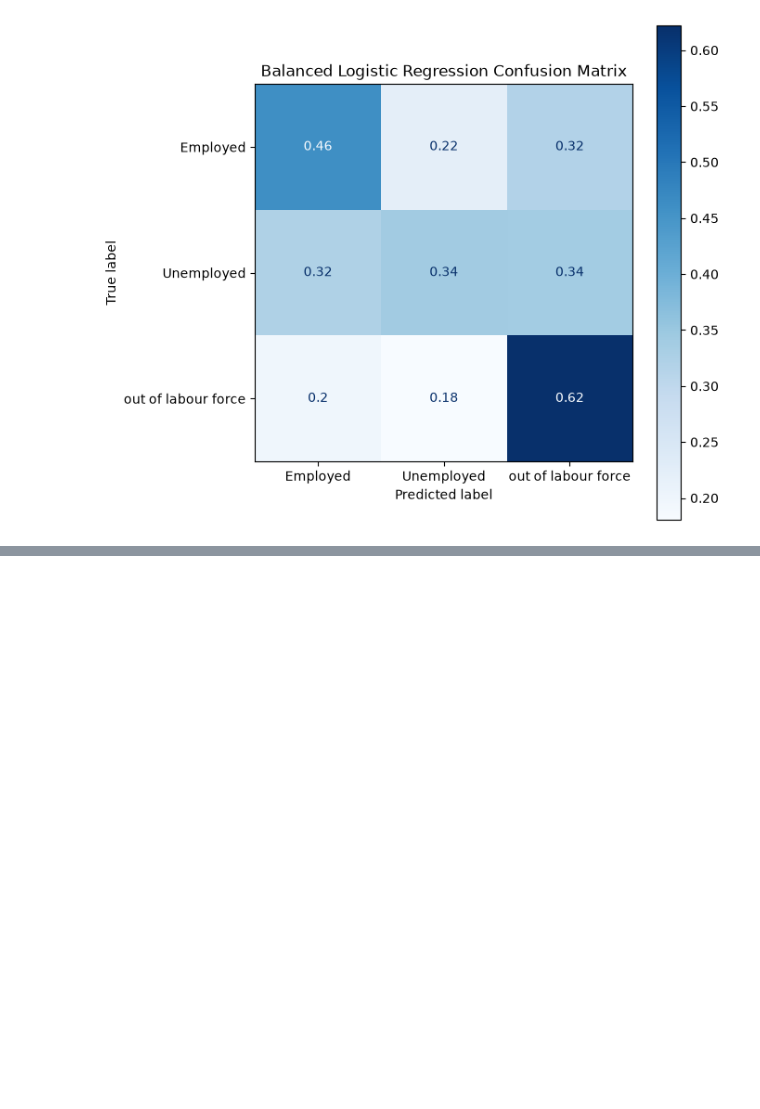
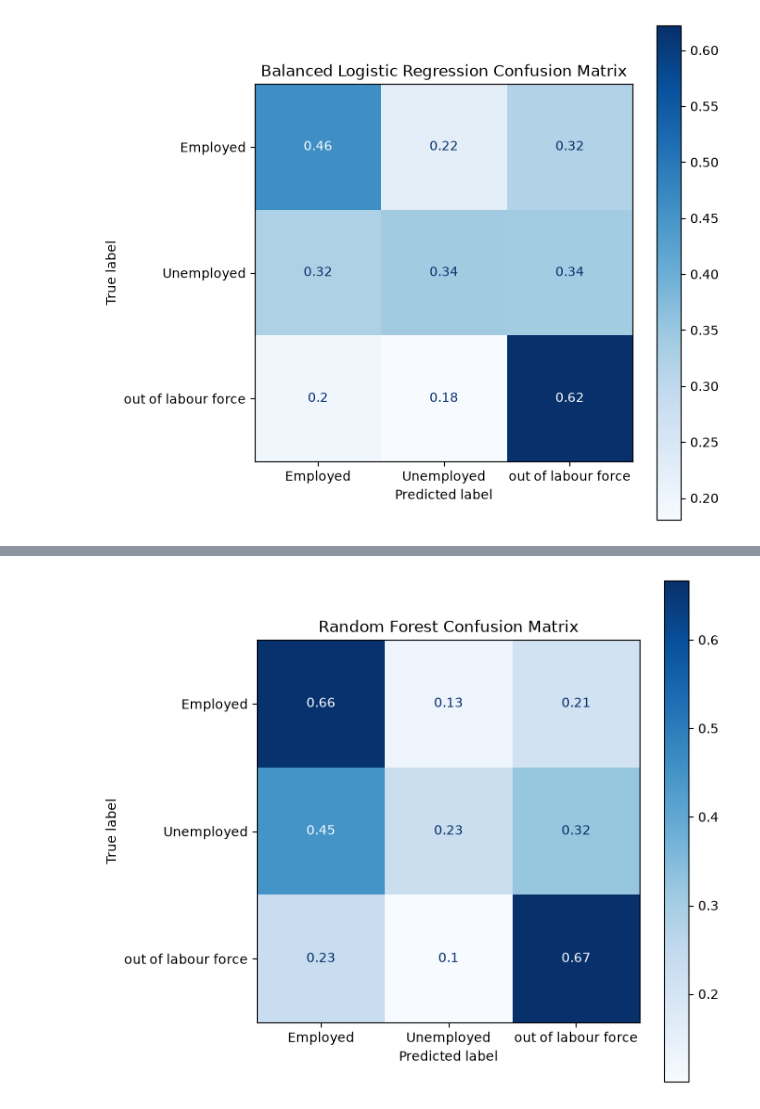
Before and after one commit to sahraomar1/ML_Summative_Assignment, a Jupyter notebook: notebooks/02_pipeline_and_modeling.ipynb, the cells around one changed output, grey strips where cells are left out. Saved outputs shown, nothing was run; the diff lists cells and outputs as text; code cells hidden in the pictures; blank space fills up the shorter version.

Commit message:
Train random forest model and add confusion matrix

```diff
--- a/notebooks/02_pipeline_and_modeling.ipynb
+++ b/notebooks/02_pipeline_and_modeling.ipynb
@@ -127,3 +127,14 @@ out of labour force       0.57      0.62      0.59      5372
           macro avg       0.46      0.47      0.45     13261
        weighted avg       0.59      0.52      0.54     13261
 [figure]
+# %%
+from sklearn.ensemble import RandomForestClassifier
+
+model_rf = RandomForestClassifier(n_estimators=100, class_weight="balanced", random_state=42, n_jobs=-1)
+model_rf.fit(X_train_prep, y_train)
+
+y_pred_rf = model_rf.predict(X_test_prep)
+
+print("Accuracy:", accuracy_score(y_test, y_pred_rf))
+print("Macro F1:", f1_score(y_test, y_pred_rf, average="macro"))
+print("\nClassification Report:\n", classification_report(y_test, y_pred_rf))
@@ -129,0 +155,15 @@ out of labour force       0.57      0.62      0.59      5372
+# %%
+fig, ax = plt.subplots(figsize=(7, 6))
+ConfusionMatrixDisplay.from_predictions(
+    y_test,
+    y_pred_rf,
+    cmap="Blues",
+    ax=ax,
+    normalize="true"
+)
+plt.title("Random Forest Confusion Matrix")
+plt.tight_layout()
+plt.savefig("../figures/confusion_matrices/cm_random_forest.png", dpi=300)
+plt.show()
+# %% [output]
+[figure, added]
```
Also changed, not shown: parts of 1 cell of this notebook, 1 other file.
